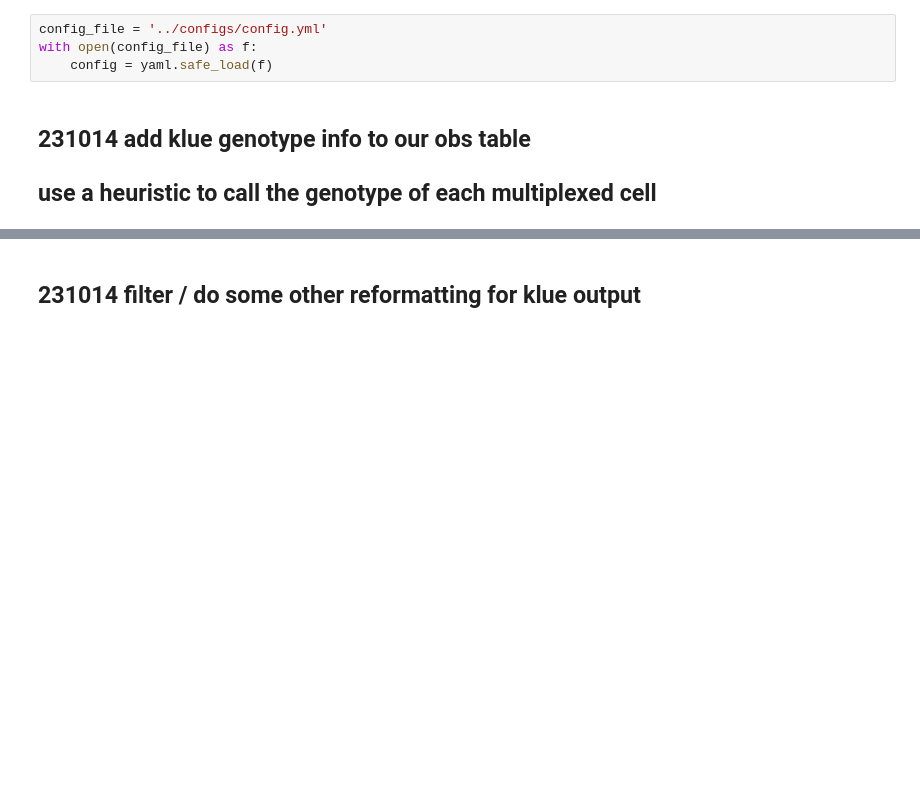
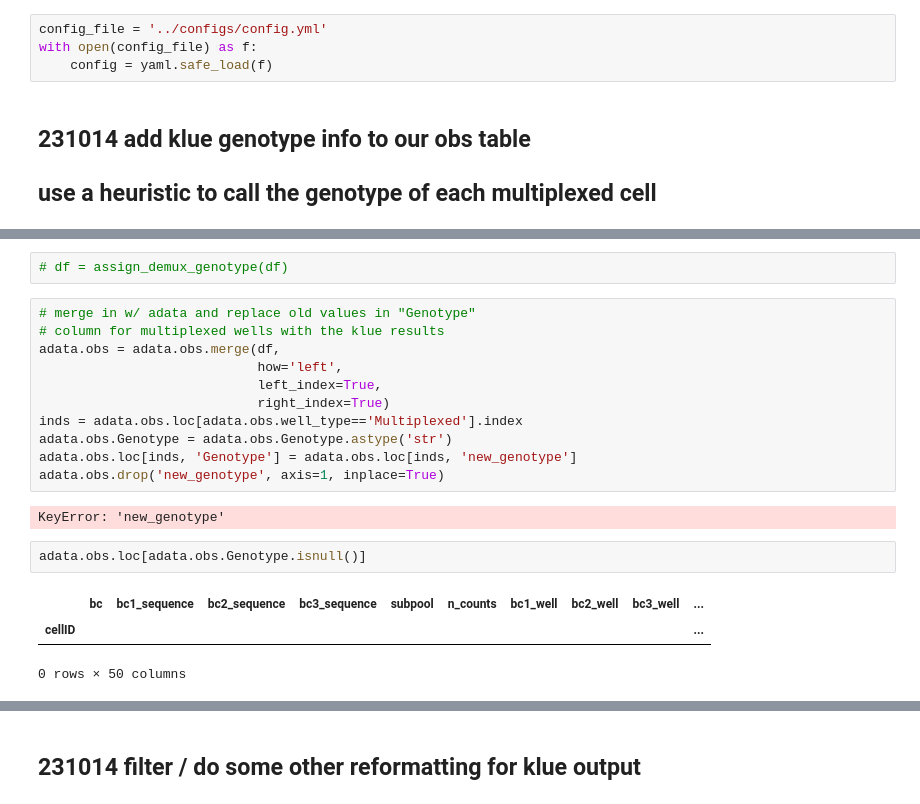
Before and after one commit to mortazavilab/parse_pipeline, a Jupyter notebook: snakemake/snakemake_dev.ipynb, the cells around one changed output, grey strips where cells are left out. Drawn from its saved outputs; the diff is of its cells as text; blank space fills up the shorter version.

Commit message:
added klue+kallisto merging????

```diff
--- a/snakemake/snakemake_dev.ipynb
+++ b/snakemake/snakemake_dev.ipynb
@@ -15,0 +191,21 @@ with open(config_file) as f:
+# %%
+# df = assign_demux_genotype(df)
+# %%
+# merge in w/ adata and replace old values in "Genotype"
+# column for multiplexed wells with the klue results
+adata.obs = adata.obs.merge(df,
+                            how='left',
+                            left_index=True,
+                            right_index=True)
+inds = adata.obs.loc[adata.obs.well_type=='Multiplexed'].index
+adata.obs.Genotype = adata.obs.Genotype.astype('str')
+adata.obs.loc[inds, 'Genotype'] = adata.obs.loc[inds, 'new_genotype']
+adata.obs.drop('new_genotype', axis=1, inplace=True)
+# %% [output]
+KeyError: 'new_genotype'
+# %%
+adata.obs.loc[adata.obs.Genotype.isnull()]
+# %% [output]
+|  | bc | bc1_sequence | bc2_sequence | bc3_sequence | subpool | n_counts | bc1_well | bc2_well | bc3_well | ... |
+| cellID |  |  |  |  |  |  |  |  |  | ... |
+0 rows × 50 columns
```
Also changed, not shown: parts of 18 cells of this notebook, 2 other files.
